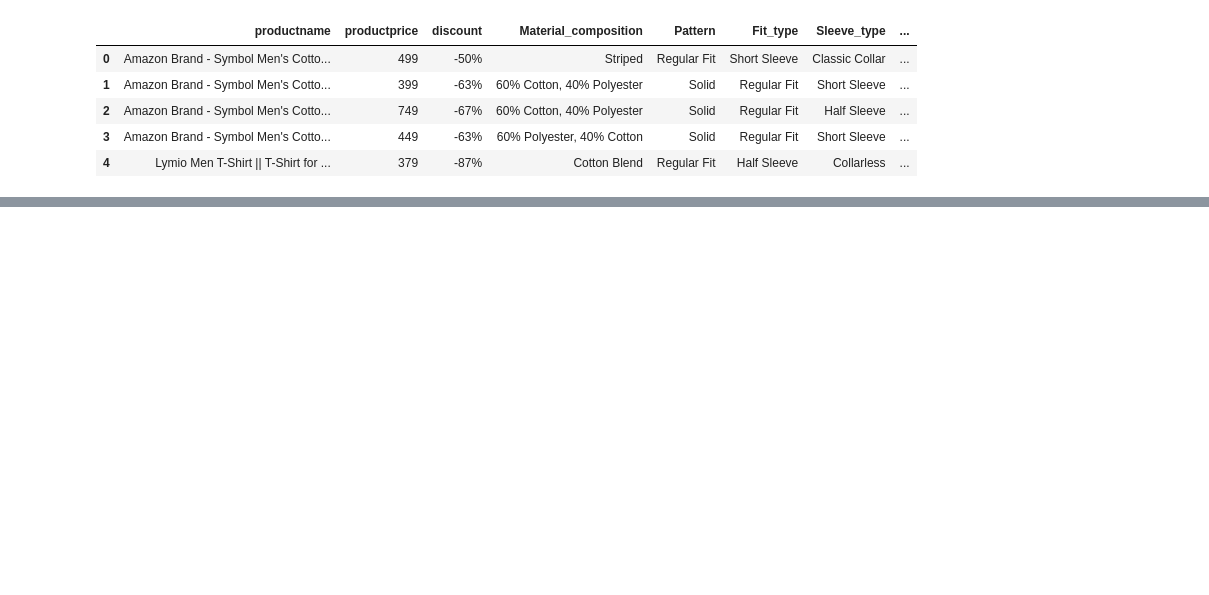
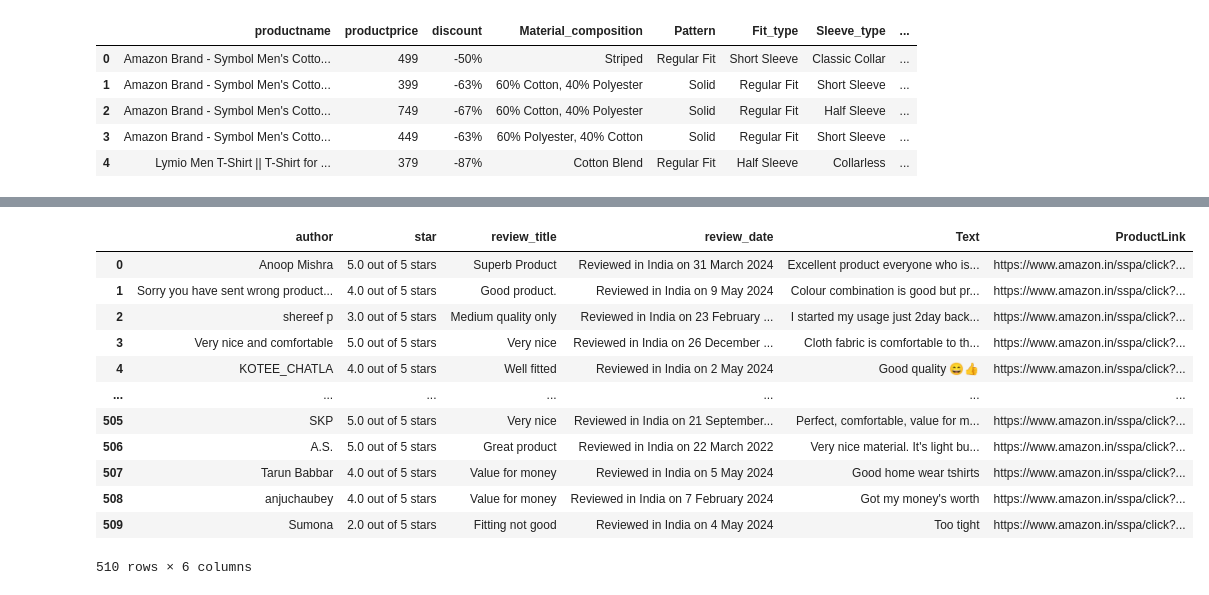
Before and after one commit to Prakash-Kani/Sentiment-Analysis-of-Amazon-Product-Reviews-Using-Web-Scraping-and-Natural-Language-Processing, a Jupyter notebook: Data_Extraction.ipynb, the cells around one changed output, grey strips where cells are left out. Cells and saved outputs as stored; diff of their text form; code cells hidden in the pictures; blank space fills up the shorter version.

```diff
--- a/Data_Extraction.ipynb
+++ b/Data_Extraction.ipynb
@@ -119,0 +147,49 @@ df
+# %%
+def to_get_review(url):
+    driver = webdriver.Chrome()
+    driver.get(url)
+    time.sleep(5)
+    element = driver.find_element(By.XPATH, '//div//a[@data-hook="see-all-reviews-link-foot"][@href]').click()
+
+    try:
+        reviews = driver.find_element(By.XPATH, '//div[@id="cm_cr-review_list"]')
+        soup = BeautifulSoup(driver.page_source,'html.parser')
+        review_data=[]
+        for i in range(1, 11):
+
+            data = dict(author = reviews.find_element(By.XPATH, f'//div[@id="cm_cr-review_list"]/div[{i}]/div/div/div[1]/a/div[2]/span').text,
+                        star =soup.find_all('i', attrs={'data-hook' :"review-star-rating"})[i-1].text,
+                        review_title = reviews.find_element(By.XPATH, f'//div[@id="cm_cr-review_list"]/div[{i}]/div/div/div[2]/a/span[2]').text,
+                        review_date = reviews.find_element(By.XPATH, f'//div[@id="cm_cr-review_list"]/div[{i}]/div/div/span').text,
+                        Text = reviews.find_element(By.XPATH, f'//div[@id="cm_cr-review_list"]/div[{i}]/div/div/div[4]/span/span').text,
+                        ProductLink = url
+            )
+            review_data.append(data)
+    except:
+        pass
+    finally:
+        driver.quit()
+    return review_data
+# %%
+reviews =[]
+for i in range(len(hyper_links)):
+
+    reviews.extend(to_get_review(hyper_links[i]))
+
+
+reviews_df=pd.DataFrame(reviews)
+reviews_df
+# %% [output]
+|  | author | star | review_title | review_date | Text | ProductLink |
+| 0 | Anoop Mishra | 5.0 out of 5 stars | Superb Product | Reviewed in India on 31 March 2024 | Excellent product everyone who is... | https://www.amazon.in/sspa/click?... |
+| 1 | Sorry you have sent wrong product... | 4.0 out of 5 stars | Good product. | Reviewed in India on 9 May 2024 | Colour combination is good but pr... | https://www.amazon.in/sspa/click?... |
+| 2 | shereef p | 3.0 out of 5 stars | Medium quality only | Reviewed in India on 23 February ... | I started my usage just 2day back... | https://www.amazon.in/sspa/click?... |
+| 3 | Very nice and comfortable | 5.0 out of 5 stars | Very nice | Reviewed in India on 26 December ... | Cloth fabric is comfortable to th... | https://www.amazon.in/sspa/click?... |
+| 4 | KOTEE_CHATLA | 4.0 out of 5 stars | Well fitted | Reviewed in India on 2 May 2024 | Good quality 😄👍 | https://www.amazon.in/sspa/click?... |
+| ... | ... | ... | ... | ... | ... | ... |
+| 505 | SKP | 5.0 out of 5 stars | Very nice | Reviewed in India on 21 September... | Perfect, comfortable, value for m... | https://www.amazon.in/sspa/click?... |
+| 506 | A.S. | 5.0 out of 5 stars | Great product | Reviewed in India on 22 March 2022 | Very nice material. It's light bu... | https://www.amazon.in/sspa/click?... |
+| 507 | Tarun Babbar | 4.0 out of 5 stars | Value for money | Reviewed in India on 5 May 2024 | Good home wear tshirts | https://www.amazon.in/sspa/click?... |
+| 508 | anjuchaubey | 4.0 out of 5 stars | Value for money | Reviewed in India on 7 February 2024 | Got my money's worth | https://www.amazon.in/sspa/click?... |
+| 509 | Sumona | 2.0 out of 5 stars | Fitting not good | Reviewed in India on 4 May 2024 | Too tight | https://www.amazon.in/sspa/click?... |
+510 rows × 6 columns
```
Also changed, not shown: parts of 6 cells of this notebook.
